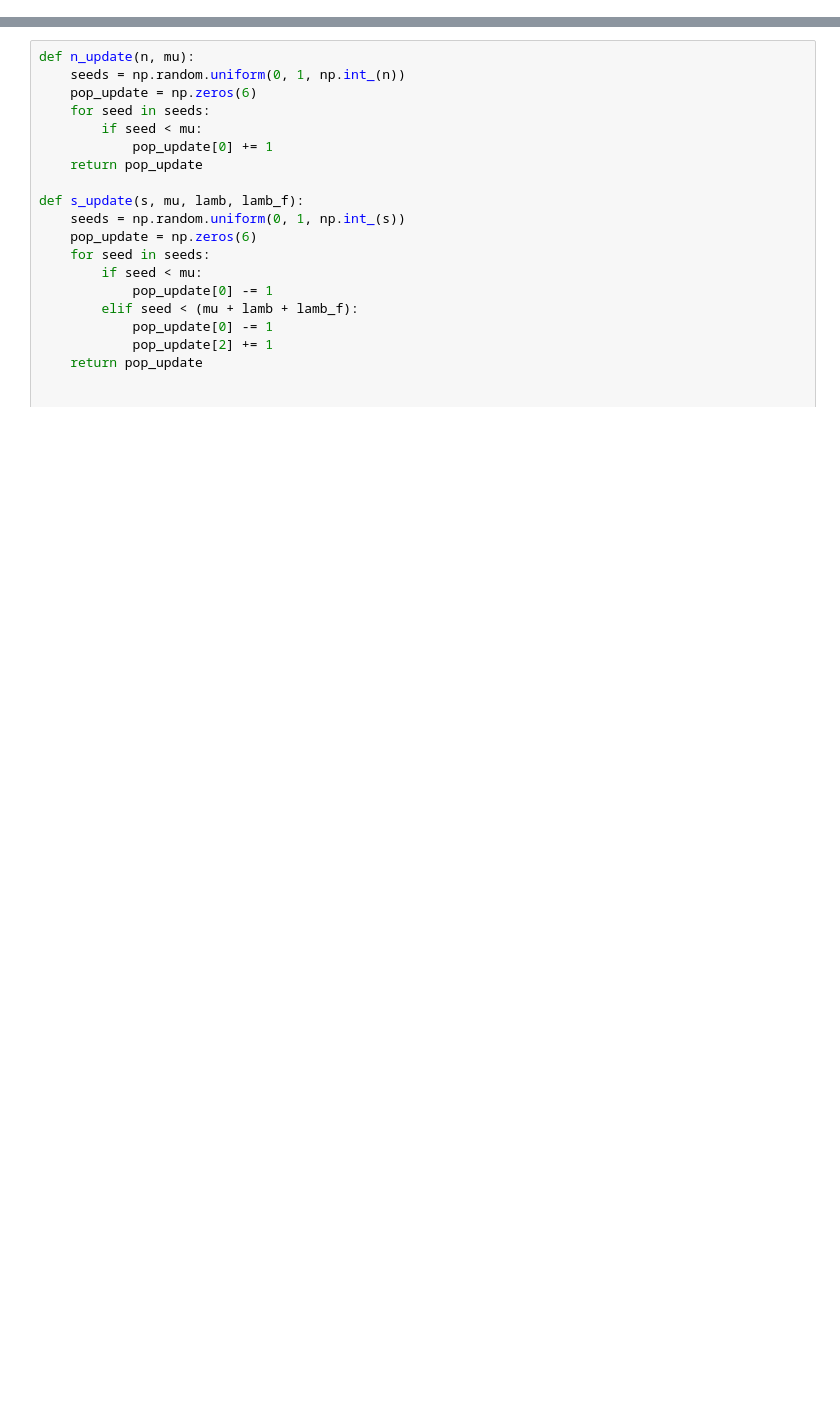
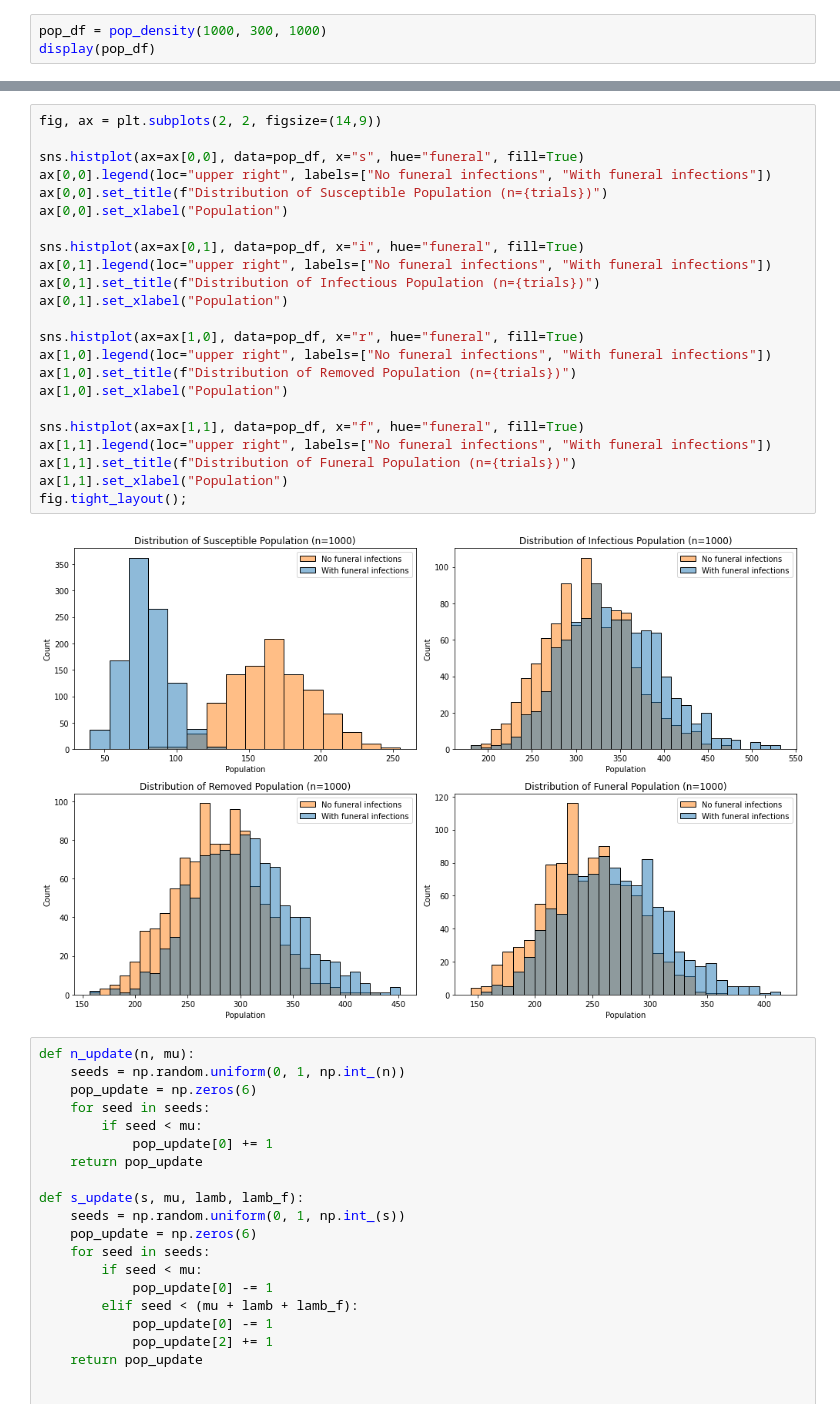
Before and after one commit to ColtonMak/ebola, a Jupyter notebook: stochastic.ipynb, the cells around one changed output, grey strips where cells are left out. Cells and saved outputs as stored; diff of their text form; blank space fills up the shorter version.

```diff
--- a/stochastic.ipynb
+++ b/stochastic.ipynb
@@ -130,0 +277,3 @@ plt.legend(loc = "upper right");
+# %%
+pop_df = pop_density(1000, 300, 1000)
+display(pop_df)
@@ -131,3 +294,28 @@ plt.legend(loc = "upper right");
+# %%
+fig, ax = plt.subplots(2, 2, figsize=(14,9))
+
+sns.histplot(ax=ax[0,0], data=pop_df, x="s", hue="funeral", fill=True)
+ax[0,0].legend(loc="upper right", labels=["No funeral infections", "With funeral infections"])
+ax[0,0].set_title(f"Distribution of Susceptible Population (n={trials})")
+ax[0,0].set_xlabel("Population")
+
+sns.histplot(ax=ax[0,1], data=pop_df, x="i", hue="funeral", fill=True)
+ax[0,1].legend(loc="upper right", labels=["No funeral infections", "With funeral infections"])
+ax[0,1].set_title(f"Distribution of Infectious Population (n={trials})")
+ax[0,1].set_xlabel("Population")
+
+sns.histplot(ax=ax[1,0], data=pop_df, x="r", hue="funeral", fill=True)
+ax[1,0].legend(loc="upper right", labels=["No funeral infections", "With funeral infections"])
+ax[1,0].set_title(f"Distribution of Removed Population (n={trials})")
+ax[1,0].set_xlabel("Population")
+
+sns.histplot(ax=ax[1,1], data=pop_df, x="f", hue="funeral", fill=True)
+ax[1,1].legend(loc="upper right", labels=["No funeral infections", "With funeral infections"])
+ax[1,1].set_title(f"Distribution of Funeral Population (n={trials})")
+ax[1,1].set_xlabel("Population")
+fig.tight_layout();
+# %% [output]
+[figure, added]
 # %%
 def n_update(n, mu):
     seeds = np.random.uniform(0, 1, np.int_(n))
```
Also changed, not shown: parts of 17 cells of this notebook.
